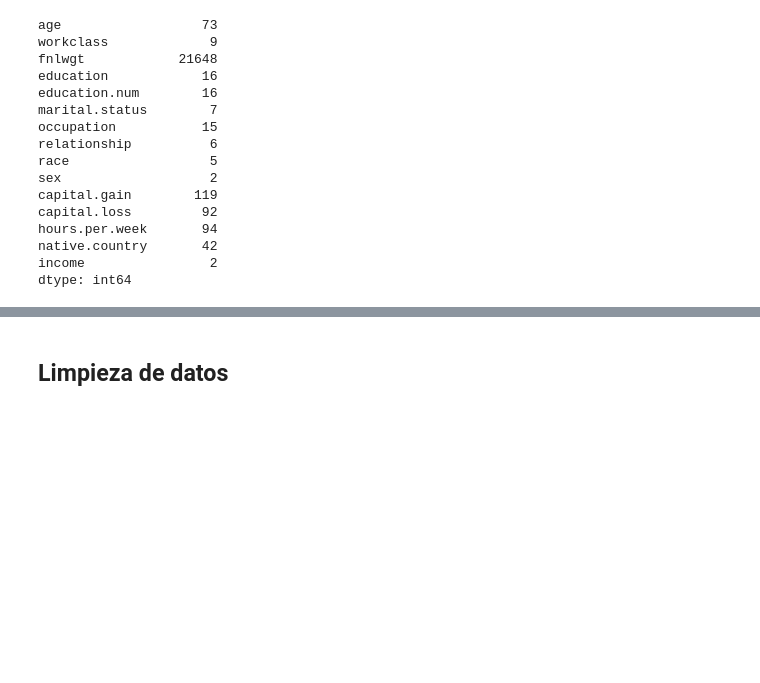
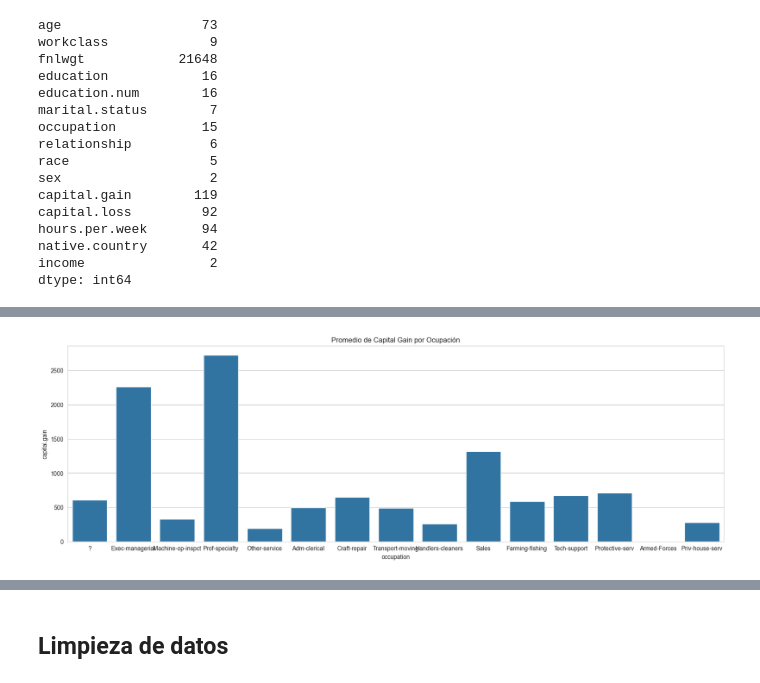
Before and after one commit to 4GeeksAcademy/sayons-intro-ml-new, a Jupyter notebook: src/13-recommendation-systems-eda.ipynb, the cells around one changed output, grey strips where cells are left out. Cells and saved outputs as stored; diff of their text form; code cells hidden in the pictures; blank space fills up the shorter version.

```diff
--- a/src/13-recommendation-systems-eda.ipynb
+++ b/src/13-recommendation-systems-eda.ipynb
@@ -111,0 +116,7 @@ dtype: int64
+# %%
+plt.figure(figsize=(20,6))
+sns.barplot(data=df, x='occupation', y='capital.gain', estimator='mean', ci=None)
+plt.title("Promedio de capital gain por ocupación")
+plt.show()
+# %% [output]
+[figure, added]
```
Also changed, not shown: parts of 48 cells of this notebook, 3 other files.
